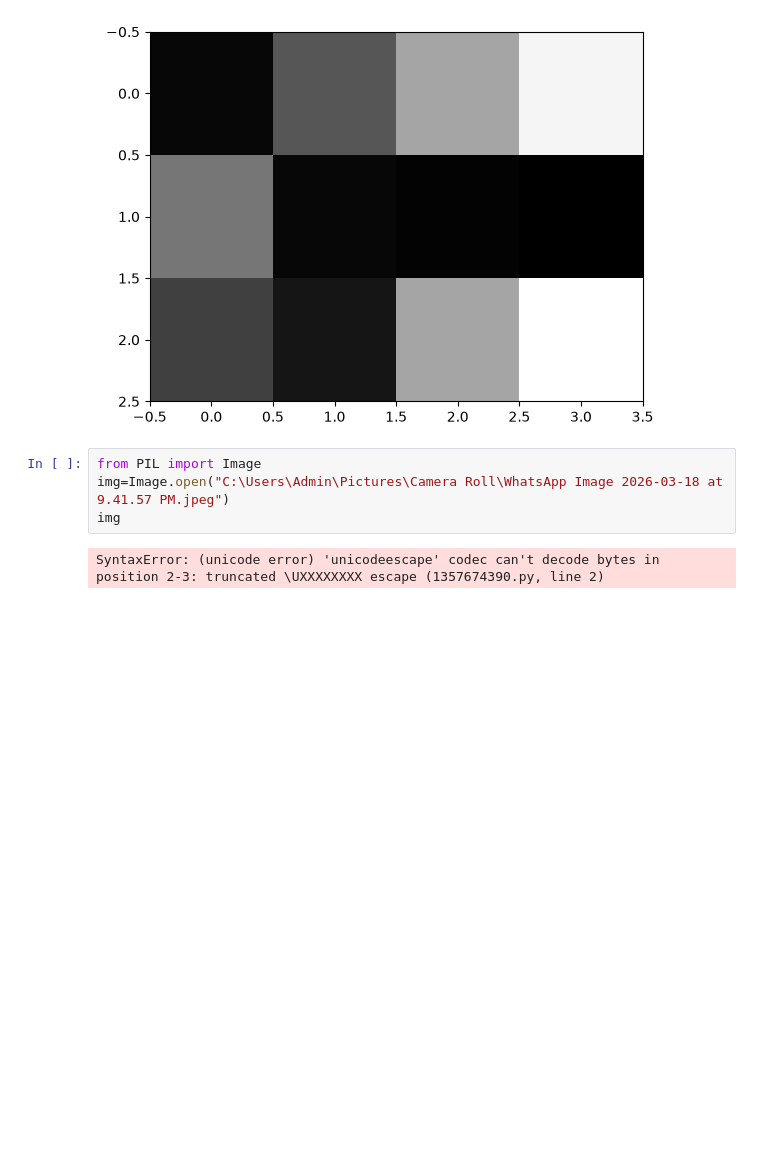
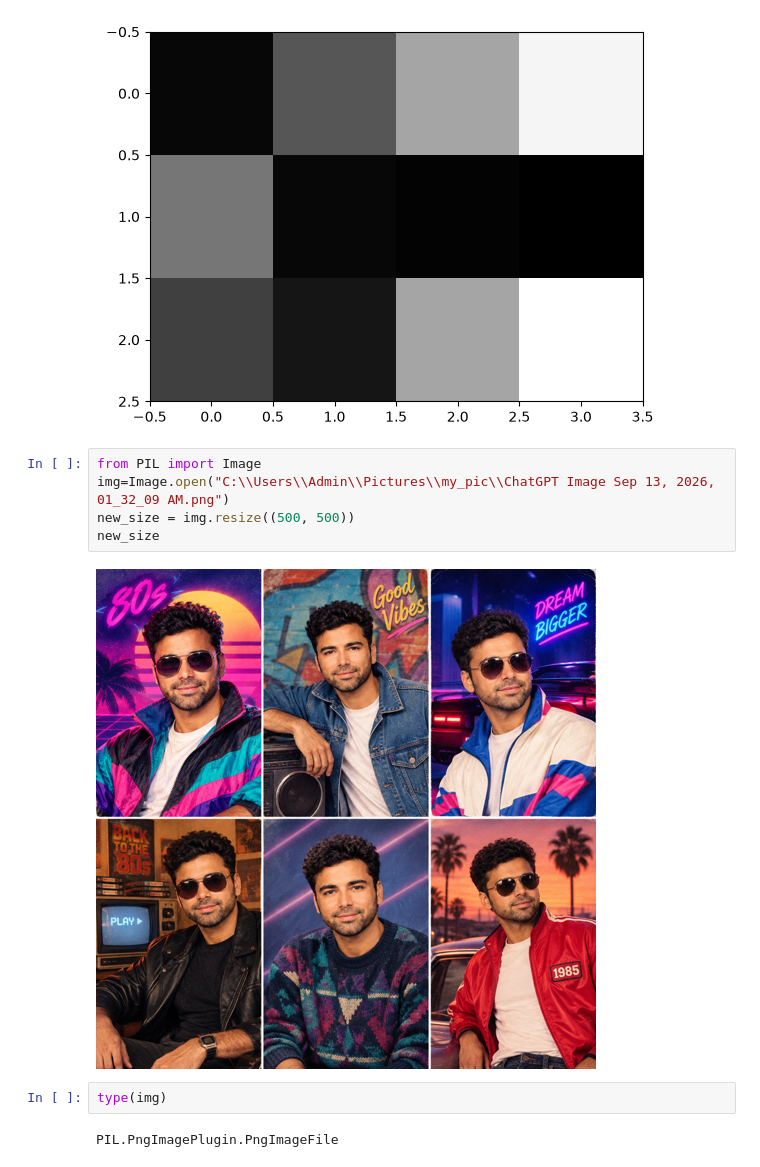
Before and after one commit to Naeem847/ML-Projects, a Jupyter notebook: Computer-Vision/icodeguru.ipynb, the cells around one changed output. Drawn from its saved outputs; the diff is of its cells as text; blank space fills up the shorter version.

Commit message:
This project demonstrates basic image processing using Python's Pillow (PIL) library. It focuses on loading images, resizing image dimensions, and displaying resized images. This is part of my Computer Vision learning journey, where I practice fundamental image processing techniques through hands-on Python coding.

```diff
--- a/Computer-Vision/icodeguru.ipynb
+++ b/Computer-Vision/icodeguru.ipynb
@@ -60,7 +60,12 @@ plt.imshow(arr,cmap="grey")
 [figure]
 # %%
 from PIL import Image
-img=Image.open("C:\Users\Admin\Pictures\Camera Roll\WhatsApp Image 2026-03-18 at 9.41.57 PM.jpeg")
-img
+img=Image.open("C:\\Users\\Admin\\Pictures\\my_pic\\ChatGPT Image Sep 13, 2026, 01_32_09 AM.png")
+new_size = img.resize((500, 500))
+new_size
 # %% [output]
-SyntaxError: (unicode error) 'unicodeescape' codec can't decode bytes in position 2-3: truncated \UXXXXXXXX escape (1357674390.py, line 2)
+[figure, added]
+# %%
+type(img)
+# %% [output]
+PIL.PngImagePlugin.PngImageFile
```
